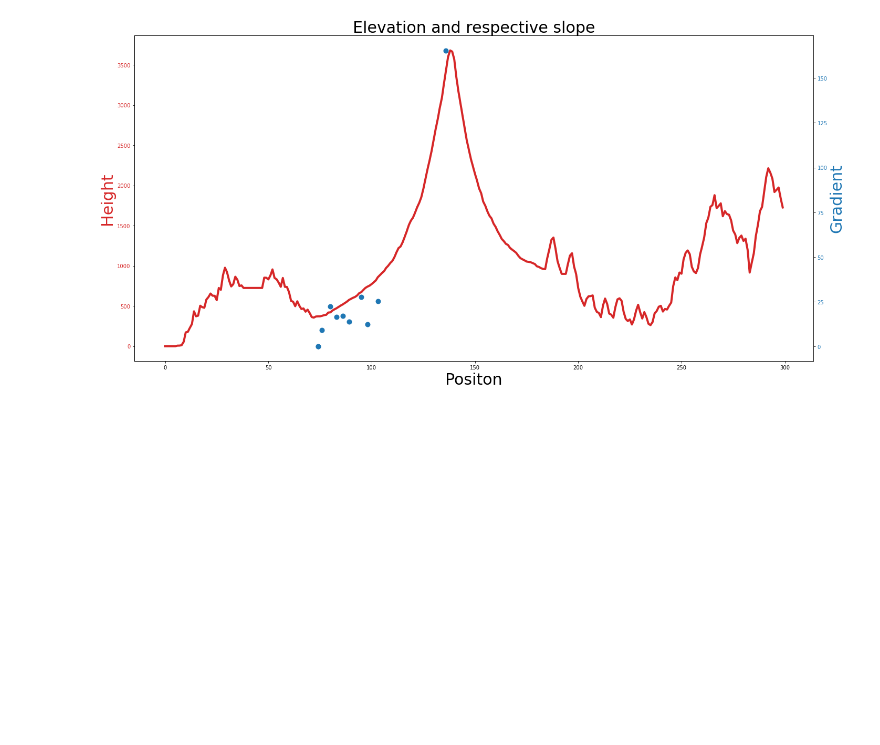
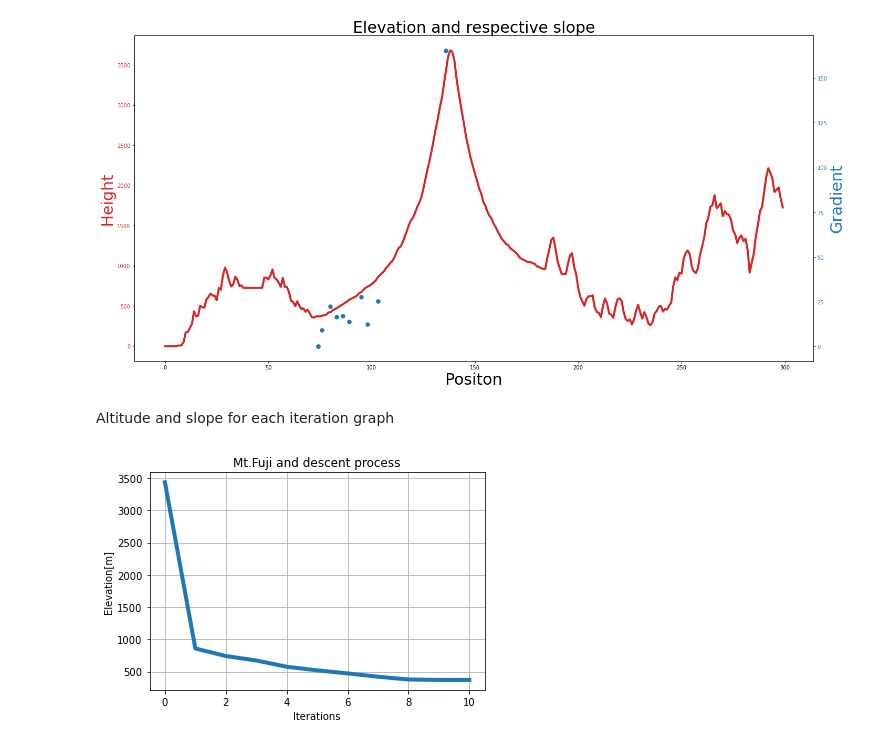
Before and after one commit to pmt122013/diveintocode-ml, a Jupyter notebook: Mathematics for Machine Learning (week 2)/Assignment 2 (week 2).ipynb, the cells around one changed output. Drawn from its saved outputs; the diff is of its cells as text; code cells hidden in the pictures; blank space fills up the shorter version.

```diff
--- a/Mathematics for Machine Learning (week 2)/Assignment 2 (week 2).ipynb
+++ b/Mathematics for Machine Learning (week 2)/Assignment 2 (week 2).ipynb
@@ -103,3 +111,16 @@ fig.tight_layout()
 plt.show()
 # %% [output]
 [figure]
+# %% [markdown]
+Altitude and slope for each iteration graph
+# %%
+
+plt.title("Mt.Fuji and descent process")
+plt.xlabel("Iterations")
+plt.ylabel("Elevation[m]")
+
+plt.plot( fuji[dest_point_array, 3], label = "Elevation", linewidth = 4)
+plt.grid()
+plt.show()
+# %% [output]
+[figure, added]
```
Also changed, not shown: parts of 13 cells of this notebook.
